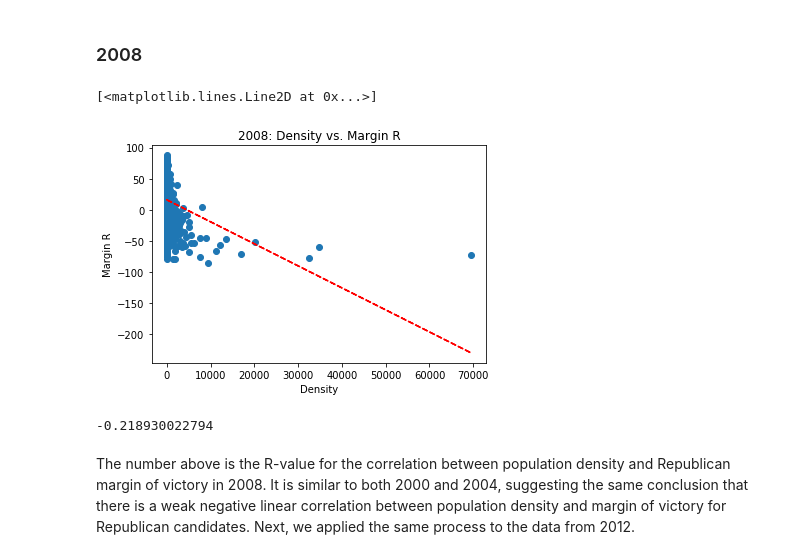
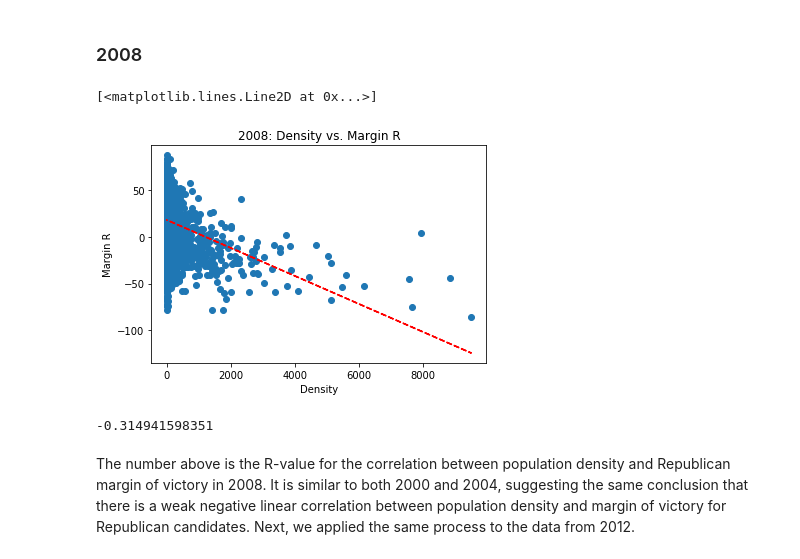
Before and after one commit to GiacomoPuccini/COGS108_Repo, a Jupyter notebook: FinalProject.ipynb, the cells around one changed output. Cells and saved outputs as stored; diff of their text form; code cells hidden in the pictures.

```diff
--- a/FinalProject.ipynb
+++ b/FinalProject.ipynb
@@ -83,6 +83,8 @@ Election Results:
 import numpy as np
 import pandas as pd
 import matplotlib.pyplot as plt
+
+POP_DENSITY_CUTOFF = 10000 #global constant
 # %% [markdown]
 # Data Cleaning
 # %% [markdown]
@@ -389,25 +391,25 @@ The R-value above for the correlation between population density and Republican
 ### 2008
 # %%
 # Make two new lists to plot over x and y axes
-data2008margin = data2008['margin_R']
-data2008density = data2008['density2008']
+data2008margin = data2008.loc[data2008['density2008'] < POP_DENSITY_CUTOFF]['margin_R']
+data2008density = data2008.loc[data2008['density2008'] < POP_DENSITY_CUTOFF]['density2008']
 
 # Make the scatterplot, label it, and include a linear regression line
 corrplot6 = plt.scatter(data2008density, data2008margin)
 plt.xlabel('Density')
 plt.ylabel('Margin R')
 plt.title('2008: Density vs. Margin R')
 z6 = np.polyfit(data2008density, data2008margin, 1)
 p6 = np.poly1d(z6)
 plt.plot(data2008density, p6(data2008density), "r--")
 # %% [output]
 [<matplotlib.lines.Line2D at 0x...>]
-[figure, old version]
+[figure, new version]
 # %%
 R2008_Density = np.corrcoef(x = data2008density, y = data2008margin)
 print(R2008_Density[0][1])
 # %% [output]
--0.218930022794
+-0.314941598351
 # %% [markdown]
 The number above is the R-value for the correlation between population density and Republican margin of victory in 2008. It is similar to both 2000 and 2004, suggesting the same conclusion that there is a weak negative linear correlation between population density and margin of victory for Republican candidates. Next, we applied the same process to the data from 2012.
 # %% [markdown]
```
Also changed, not shown: parts of 7 cells of this notebook.
